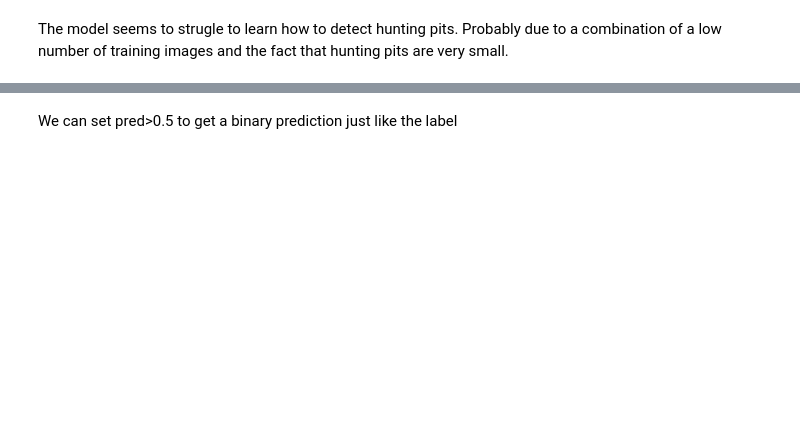
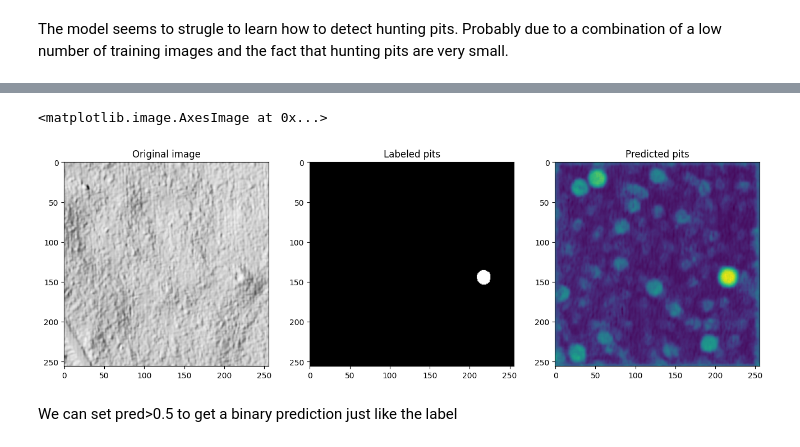
Before and after one commit to williamlidberg/Unet-tutorial, a Jupyter notebook: U_net_tutorial_with_transfer_learning.ipynb, the cells around one changed output, grey strips where cells are left out. Saved outputs shown, nothing was run; the diff lists cells and outputs as text; code cells hidden in the pictures; blank space fills up the shorter version.

```diff
--- a/U_net_tutorial_with_transfer_learning.ipynb
+++ b/U_net_tutorial_with_transfer_learning.ipynb
@@ -141,13 +177,19 @@ Accuracy is how many of the pixels are classified correctly by the model. This i
 
 f1 score is a better option since it tries to take the inbalance of the data into account. f1 = 0 is very low and f1 = 1 is a perfect fit. Both recall and precision are required to calculate F1 score so these have to be defined as well.
 # %%
+import tensorflow.keras.backend as K
+
 def recall_m(y_true, y_pred):
+    y_true = K.cast(y_true, 'float32')  # Ensure both are float32
+    y_pred = K.cast(y_pred, 'float32')  # Ensure both are float32
     true_positives = K.sum(K.round(K.clip(y_true * y_pred, 0, 1)))
     possible_positives = K.sum(K.round(K.clip(y_true, 0, 1)))
     recall = true_positives / (possible_positives + K.epsilon())
     return recall
 
 def precision_m(y_true, y_pred):
+    y_true = K.cast(y_true, 'float32')  # Ensure both are float32
+    y_pred = K.cast(y_pred, 'float32')  # Ensure both are float32
     true_positives = K.sum(K.round(K.clip(y_true * y_pred, 0, 1)))
     predicted_positives = K.sum(K.round(K.clip(y_pred, 0, 1)))
     precision = true_positives / (predicted_positives + K.epsilon())
@@ -156,7 +198,7 @@ def precision_m(y_true, y_pred):
 def f1_m(y_true, y_pred):
     precision = precision_m(y_true, y_pred)
     recall = recall_m(y_true, y_pred)
-    return 2*((precision*recall)/(precision+recall+K.epsilon()))
+    return 2 * ((precision * recall) / (precision + recall + K.epsilon()))
 # %% [markdown]
 ## Build U-net model
 [U-net](https://arxiv.org/abs/1505.04597) is a convolutional neural network that was developed for biomedical image segmentation. The network consists of a contracting path and an expansive path, which gives it the [u-shaped architecture](https://lmb.informatik.uni-freiburg.de/people/ronneber/u-net/). The contracting path is a typical convolutional network that consists of repeated application of convolutions, each followed by a rectified linear unit (ReLU) and a max pooling operation. During the contraction, the spatial information is reduced while feature information is increased. The expansive pathway combines the feature and spatial information through a sequence of up-convolutions and concatenations with high-resolution features from the contracting path.
@@ -236,6 +302,7 @@ Now we are ready to train the UNet. Epoch is one pass of the model across the tr
 
 The “steps per epoch” parameter is a value that defines the total number of steps taken before one epoch is finished and the next epoch starts during training. It is typically set to the total number of samples in your dataset divided by the batch size. 10 epochs takes around 5min to train on Colabs standard GPU.
 # %%
-steps = len(train_images)/BATCH_SIZE # len means number of images in the training data. Batch size was defined above.
-model.compile(tf.keras.optimizers.Adam(learning_rate=0.001), loss=tf.keras.losses.BinaryFocalCrossentropy(gamma=2.0, from_logits=True), metrics=['acc', f1_m, recall_m])
-result = model.fit(train_batches, epochs=10, steps_per_epoch=steps)
+steps = len(train_images)//BATCH_SIZE # len means number of images in the training data. Batch size was defined above.
+original_model = model
+original_model.compile(tf.keras.optimizers.Adam(learning_rate=0.001), loss=tf.keras.losses.BinaryFocalCrossentropy(gamma=2.0, from_logits=True), metrics=['acc', f1_m, recall_m])
+result = original_model.fit(train_batches, epochs=5, steps_per_epoch=steps)
@@ -268,7 +360,7 @@ original = test_example1[0,:,:,]
 label = test_example1[1,:,:,]
 
 testimage = np.reshape(original,[1,256,256,1])
-prediction = model.predict(testimage)
+prediction = original_model.predict(testimage)
 pred = np.squeeze(prediction)
 
 # Image
@@ -282,3 +374,4 @@ axarr[1].imshow(label, cmap='Greys_r')
 # Prediction
 axarr[2].set_title('Predicted pits')
 axarr[2].imshow(pred)
+# %% [output]
@@ -285,3 +379,5 @@ axarr[2].imshow(pred)
+<matplotlib.image.AxesImage at 0x...>
+[figure, added]
 # %% [markdown]
 We can set pred>0.5 to get a binary prediction just like the label
 # %%
```
Also changed, not shown: parts of 35 cells of this notebook.
